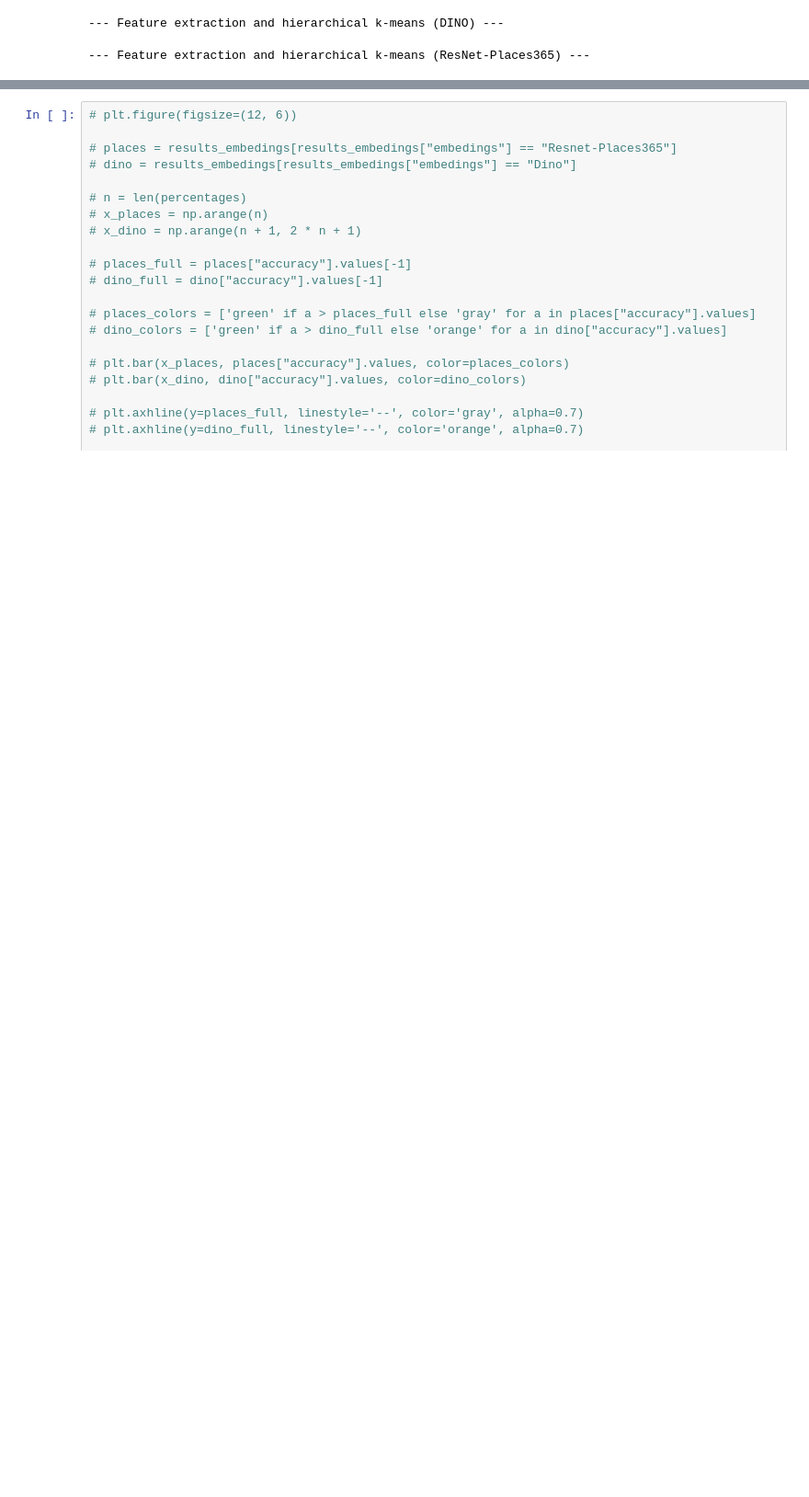
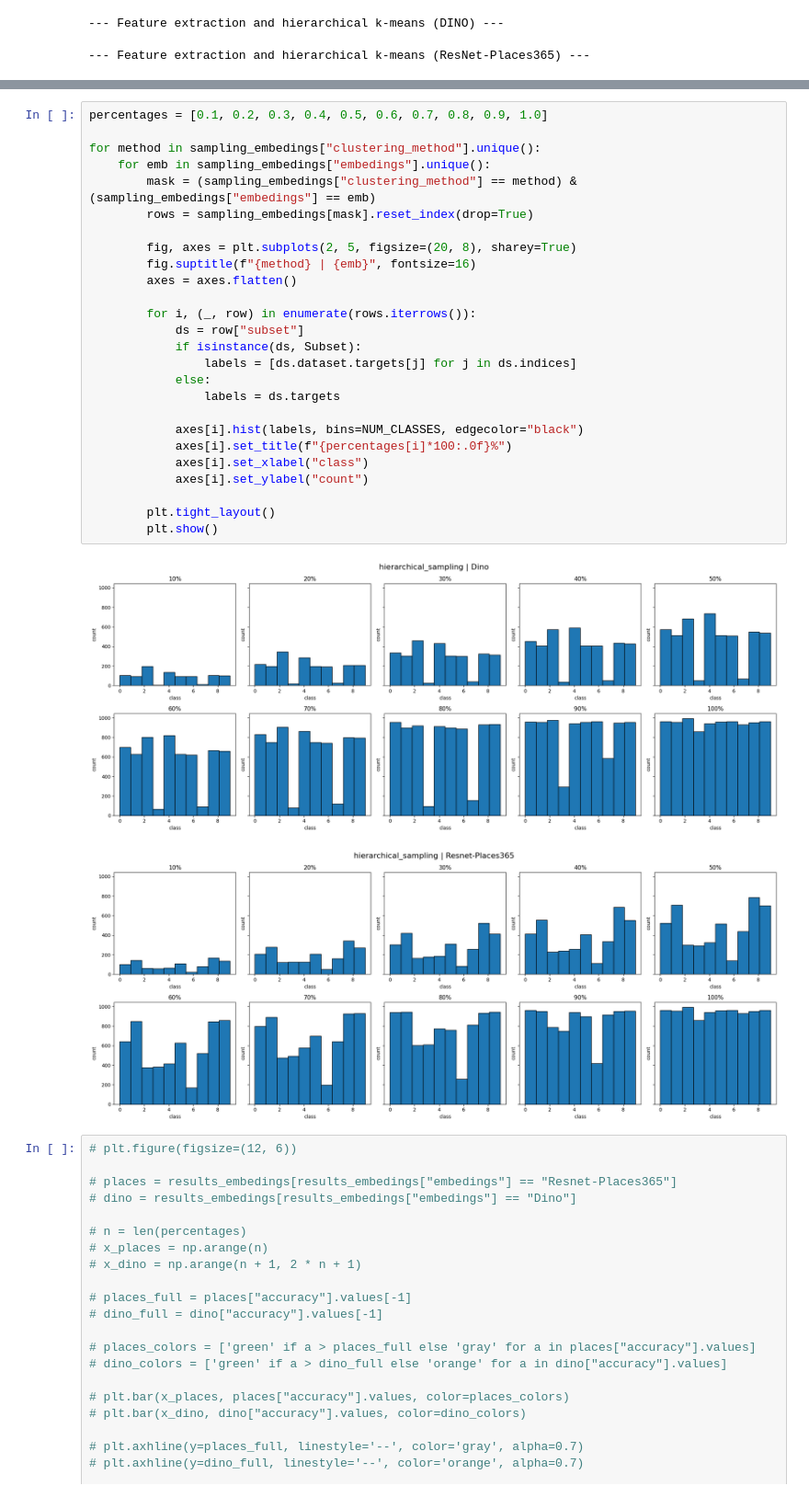
Before and after one commit to Micaet/WB2_Project, a Jupyter notebook: imagenette_places_training_extended.ipynb, the cells around one changed output, grey strips where cells are left out. Shown at 92% size. Drawn from its saved outputs; the diff is of its cells as text; blank space fills up the shorter version.

```diff
--- a/imagenette_places_training_extended.ipynb
+++ b/imagenette_places_training_extended.ipynb
@@ -485,3 +522,32 @@ Early stopping at epoch 11
+# %%
+percentages = [0.1, 0.2, 0.3, 0.4, 0.5, 0.6, 0.7, 0.8, 0.9, 1.0]
+
+for method in sampling_embedings["clustering_method"].unique():
+    for emb in sampling_embedings["embedings"].unique():
+        mask = (sampling_embedings["clustering_method"] == method) & (sampling_embedings["embedings"] == emb)
+        rows = sampling_embedings[mask].reset_index(drop=True)
+
+        fig, axes = plt.subplots(2, 5, figsize=(20, 8), sharey=True)
+        fig.suptitle(f"{method} | {emb}", fontsize=16)
+        axes = axes.flatten()
+
+        for i, (_, row) in enumerate(rows.iterrows()):
+            ds = row["subset"]
+            if isinstance(ds, Subset):
+                labels = [ds.dataset.targets[j] for j in ds.indices]
+            else:
+                labels = ds.targets
+
+            axes[i].hist(labels, bins=NUM_CLASSES, edgecolor="black")
+            axes[i].set_title(f"{percentages[i]*100:.0f}%")
+            axes[i].set_xlabel("class")
+            axes[i].set_ylabel("count")
+
+        plt.tight_layout()
+        plt.show()
+# %% [output]
+[figure, added]
+[figure, added]
 # %%
 # plt.figure(figsize=(12, 6))
 
```
Also changed, not shown: parts of 3 cells of this notebook.
